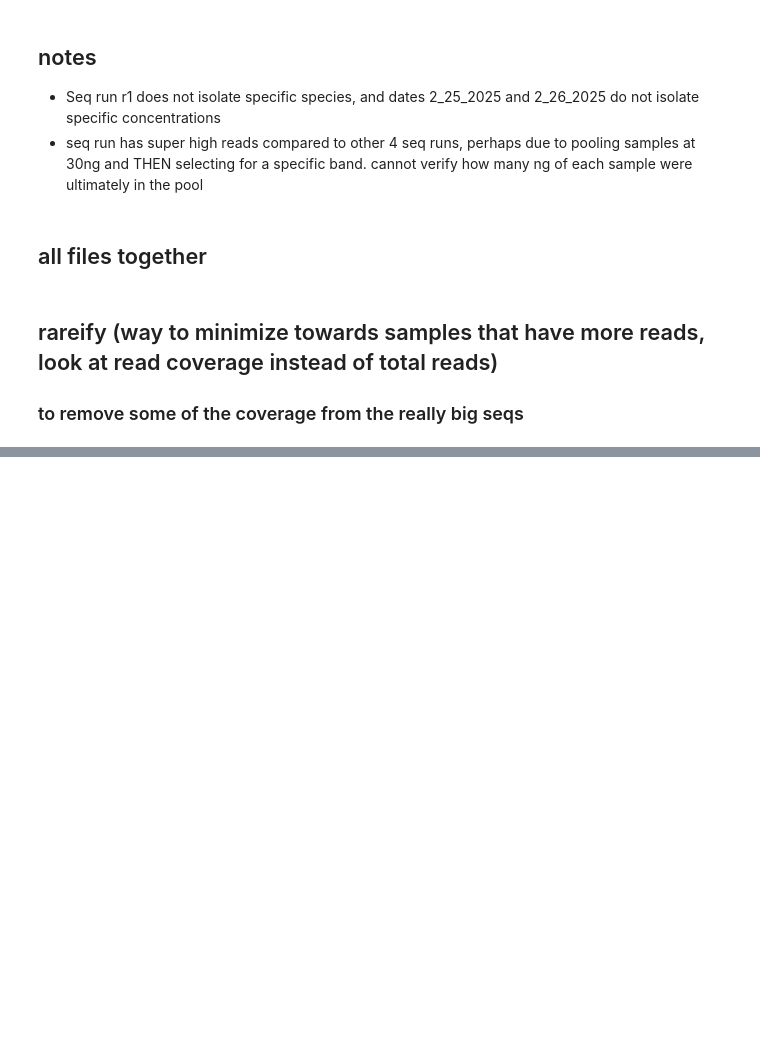
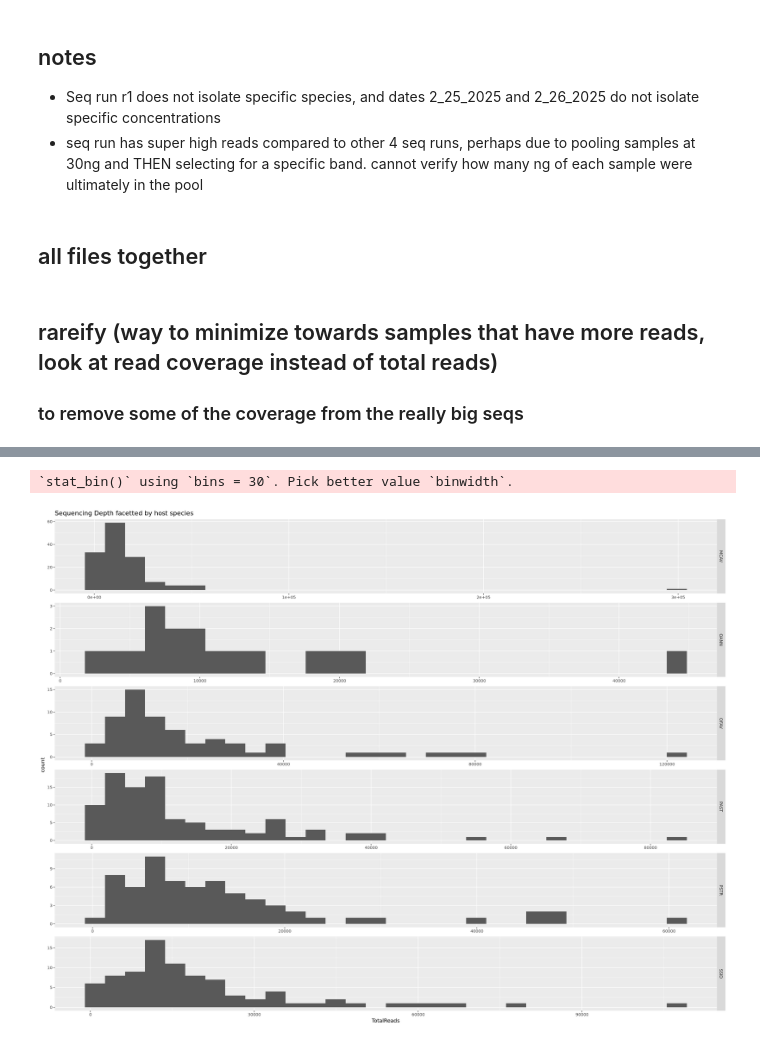
Before and after one commit to cdesouza02/BEL_16S_ITS2, a Jupyter notebook: BEL_16S_outputs/rarefaction.ipynb, the cells around one changed output, grey strips where cells are left out. Saved outputs shown, nothing was run; the diff lists cells and outputs as text; code cells hidden in the pictures; blank space fills up the shorter version.

```diff
--- a/BEL_16S_outputs/rarefaction.ipynb
+++ b/BEL_16S_outputs/rarefaction.ipynb
@@ -199,0 +229,5 @@ Seq_run 8_22_2025 8_26_2025 8_28_2025 8_8_2025 9_10_2025
+# %%
+ggplot(readcount, aes(TotalReads)) + geom_histogram() + ggtitle("Sequencing Depth facetted by host species") + facet_wrap(Species ~., strip.position = "right",  ncol = 1, scales = "free")  # Set desired font size
+# %% [output]
+`stat_bin()` using `bins = 30`. Pick better value `binwidth`.
+[figure, added]
```
Also changed, not shown: parts of 28 cells of this notebook, 2 other files.
